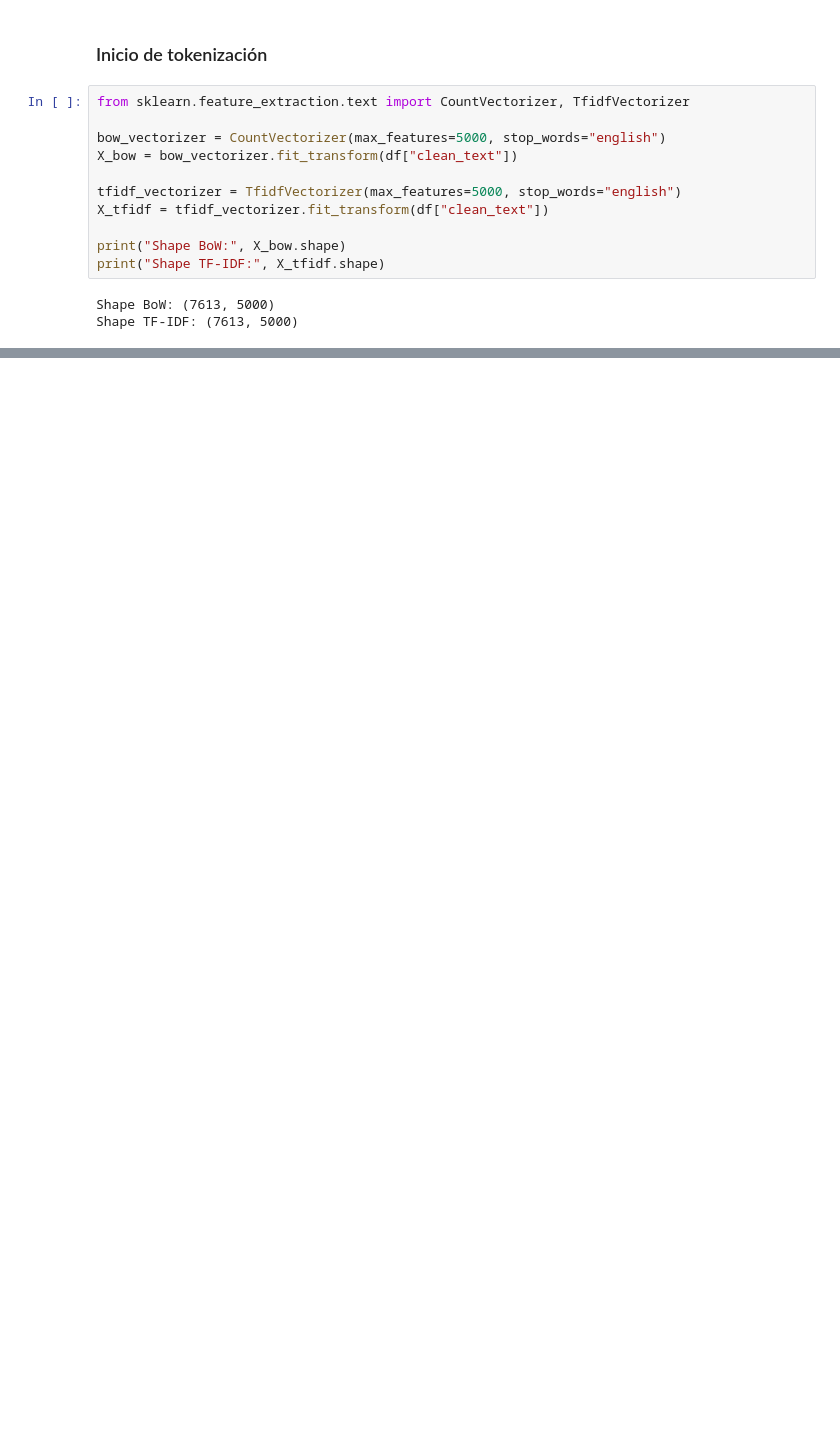
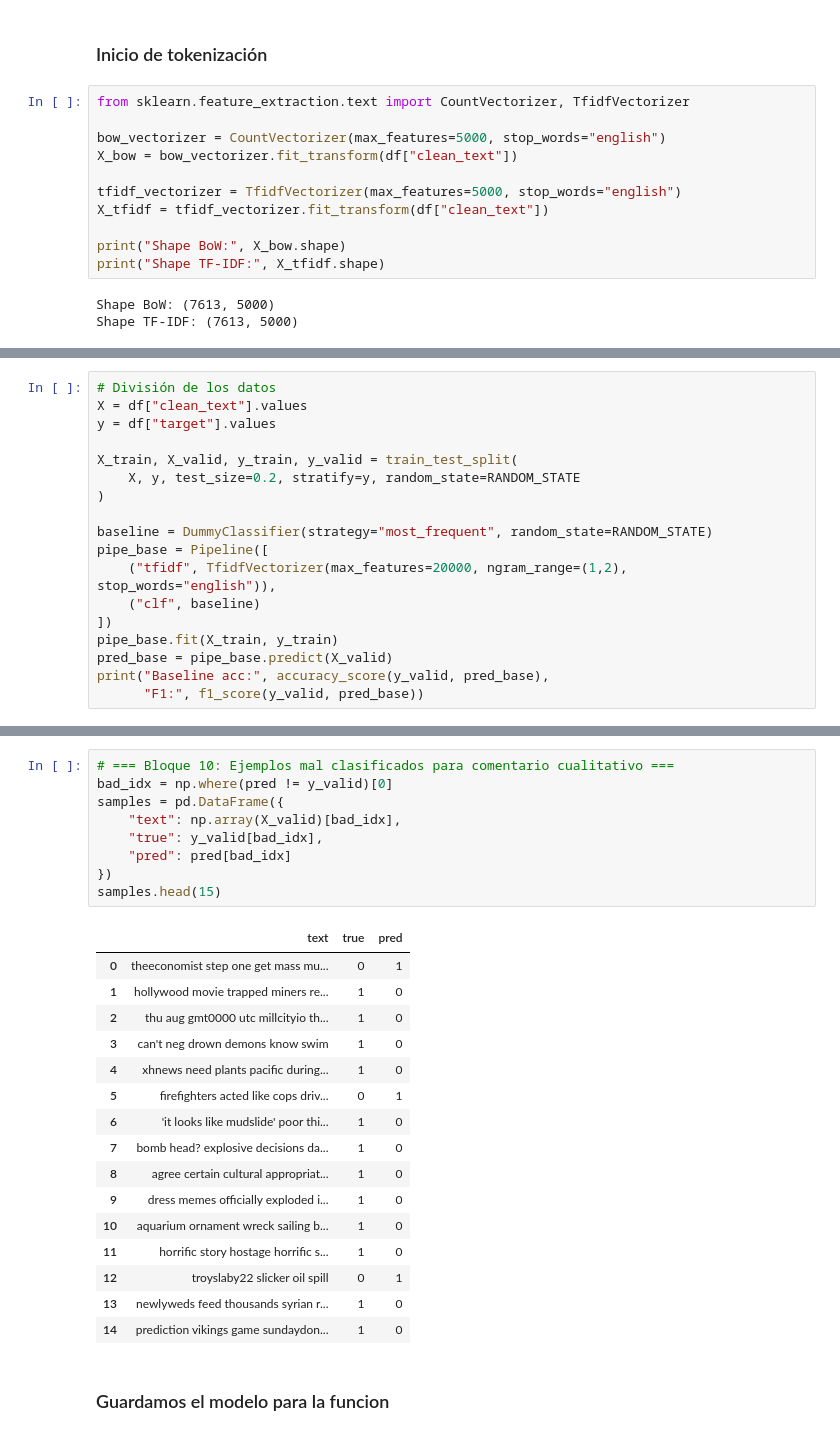
Before and after one commit to SebasJuarez/DS-Collection, a Jupyter notebook: TextMining.ipynb, the cells around one changed output, grey strips where cells are left out. Cells and saved outputs as stored; diff of their text form; blank space fills up the shorter version.

```diff
--- a/TextMining.ipynb
+++ b/TextMining.ipynb
@@ -178,0 +301,18 @@ Shape TF-IDF: (7613, 5000)
+# %%
+# División de los datos
+X = df["clean_text"].values
+y = df["target"].values
+
+X_train, X_valid, y_train, y_valid = train_test_split(
+    X, y, test_size=0.2, stratify=y, random_state=RANDOM_STATE
+)
+
+baseline = DummyClassifier(strategy="most_frequent", random_state=RANDOM_STATE)
+pipe_base = Pipeline([
+    ("tfidf", TfidfVectorizer(max_features=20000, ngram_range=(1,2), stop_words="english")),
+    ("clf", baseline)
+])
+pipe_base.fit(X_train, y_train)
+pred_base = pipe_base.predict(X_valid)
+print("Baseline acc:", accuracy_score(y_valid, pred_base),
+      "F1:", f1_score(y_valid, pred_base))
@@ -178,0 +458,28 @@ Shape TF-IDF: (7613, 5000)
+# %%
+# === Bloque 10: Ejemplos mal clasificados para comentario cualitativo ===
+bad_idx = np.where(pred != y_valid)[0]
+samples = pd.DataFrame({
+    "text": np.array(X_valid)[bad_idx],
+    "true": y_valid[bad_idx],
+    "pred": pred[bad_idx]
+})
+samples.head(15)
+# %% [output]
+|  | text | true | pred |
+| 0 | theeconomist step one get mass mu... | 0 | 1 |
+| 1 | hollywood movie trapped miners re... | 1 | 0 |
+| 2 | thu aug gmt0000 utc millcityio th... | 1 | 0 |
+| 3 | can't neg drown demons know swim | 1 | 0 |
+| 4 | xhnews need plants pacific during... | 1 | 0 |
+| 5 | firefighters acted like cops driv... | 0 | 1 |
+| 6 | 'it looks like mudslide' poor thi... | 1 | 0 |
+| 7 | bomb head? explosive decisions da... | 1 | 0 |
+| 8 | agree certain cultural appropriat... | 1 | 0 |
+| 9 | dress memes officially exploded i... | 1 | 0 |
+| 10 | aquarium ornament wreck sailing b... | 1 | 0 |
+| 11 | horrific story hostage horrific s... | 1 | 0 |
+| 12 | troyslaby22 slicker oil spill | 0 | 1 |
+| 13 | newlyweds feed thousands syrian r... | 1 | 0 |
+| 14 | prediction vikings game sundaydon... | 1 | 0 |
+# %% [markdown]
+### Guardamos el modelo para la funcion
```
Also changed, not shown: parts of 25 cells of this notebook, 1 other file.
